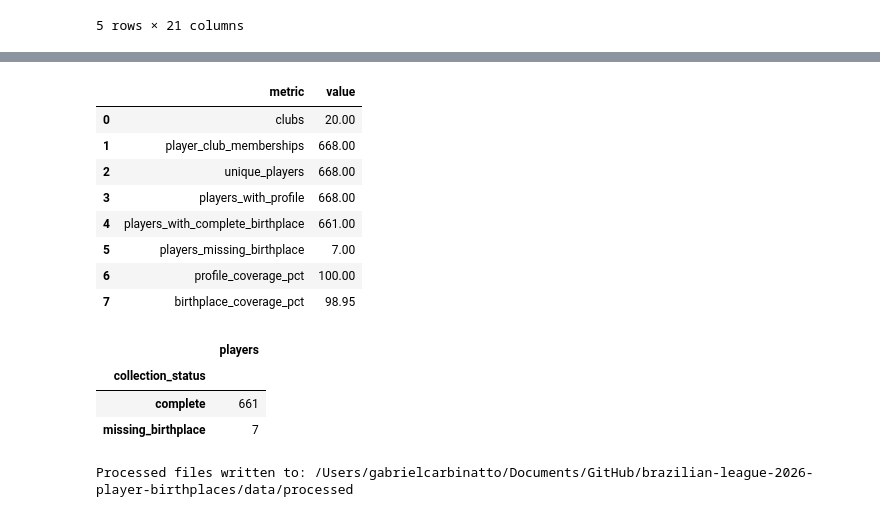
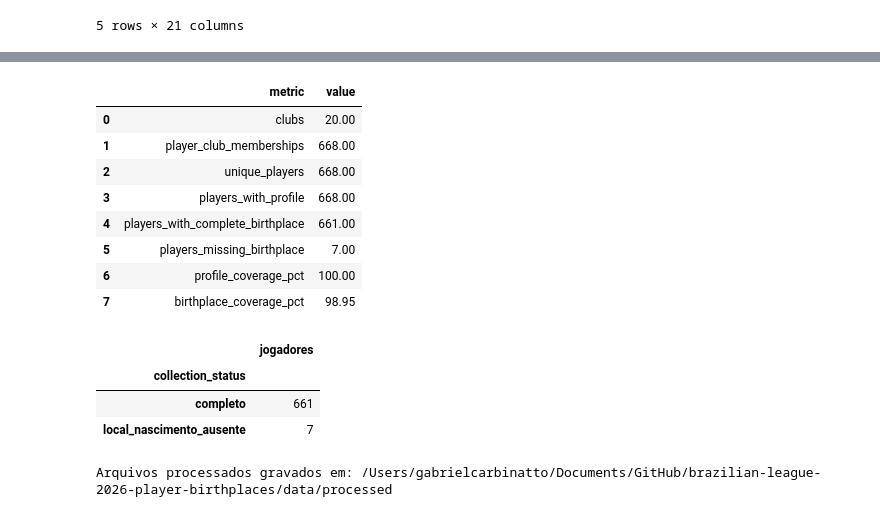
Before and after one commit to gcarbs1/brazilian-league-2026-player-birthplaces, a Jupyter notebook: notebooks/00-data_collection.ipynb, the cells around one changed output, grey strips where cells are left out. Cells and saved outputs as stored; diff of their text form; code cells hidden in the pictures.

```diff
--- a/notebooks/00-data_collection.ipynb
+++ b/notebooks/00-data_collection.ipynb
@@ -175,6 +199,6 @@ The squad endpoint is collected once per club. A player may have more than one c
 # %%
 membership_rows: list[dict[str, Any]] = []
-for club in tqdm(clubs.itertuples(index=False), total=len(clubs), desc="Club squads"):
+for club in tqdm(clubs.itertuples(index=False), total=len(clubs), desc="Elencos dos clubes"):
     squad = api_get(
         f"/club/{club.club_id}/squad",
         params={"season": SEASON_ID},
@@ -199,8 +223,8 @@ memberships = (
     .sort_values(["club_name", "shirt_number", "player_id"], na_position="last")
     .reset_index(drop=True)
 )
-assert memberships.club_id.nunique() == 20, "A participating club has no squad data"
-assert memberships.player_id.nunique() >= 400, "Unexpectedly small player universe"
-print(f"{len(memberships):,} player-club memberships | {memberships.player_id.nunique():,} unique players")
-display(memberships.groupby("club_name").size().rename("players").to_frame())
+assert memberships.club_id.nunique() == 20, "Um clube participante está sem dados de elenco"
+assert memberships.player_id.nunique() >= 400, "Universo de jogadores menor que o esperado"
+print(f"{len(memberships):,} vínculos jogador–clube | {memberships.player_id.nunique():,} jogadores únicos")
+display(memberships.groupby("club_name").size().rename("jogadores").to_frame())
 # %% [output]
@@ -231,6 +261,7 @@ Player records are downloaded in batches of at most 100 IDs. Birth countries are
 attributes = api_get("/attributes", cache_name="attributes")
 country_by_id = {int(item["id"]): item for item in attributes.get("countries", [])}
 
+# Os perfis são baixados em lotes de até 100 IDs.
 player_ids = sorted(memberships.player_id.unique(), key=int)
 profile_records: list[dict[str, Any]] = []
 for batch_number, start in enumerate(range(0, len(player_ids), PLAYER_BATCH_SIZE), start=1):
@@ -282,11 +313,11 @@ players = membership_summary.merge(profiles, on="player_id", how="left", validat
 players.insert(0, "season", int(SEASON_LABEL))
 players.insert(1, "transfermarkt_season_id", SEASON_ID)
 players.insert(2, "competition_id", COMPETITION_ID)
-players["collection_status"] = "complete"
-players.loc[players.player_name.isna(), "collection_status"] = "missing_profile"
-players.loc[players.player_name.notna() & (players.birth_city.isna() | players.birth_country.isna()), "collection_status"] = "missing_birthplace"
+players["collection_status"] = "completo"
+players.loc[players.player_name.isna(), "collection_status"] = "perfil_ausente"
+players.loc[players.player_name.notna() & (players.birth_city.isna() | players.birth_country.isna()), "collection_status"] = "local_nascimento_ausente"
 players["collected_at_utc"] = collected_at_utc
-players["source"] = "Transfermarkt JSON API"
+players["source"] = "API JSON do Transfermarkt"
 players = players.sort_values(["clubs", "player_name"], na_position="last").reset_index(drop=True)
 display(players.head())
 # %% [output]
@@ -304,42 +335,44 @@ Processed tables are exported to `data/processed`. The audit checks the expected
 # %%
+# Cobertura de perfis e de locais de nascimento.
 profile_coverage = players.player_name.notna().mean()
 birthplace_coverage = (players.birth_city.notna() & players.birth_country.notna()).mean()
 audit = pd.DataFrame([
     {"metric": "clubs", "value": int(clubs.club_id.nunique())},
     {"metric": "player_club_memberships", "value": int(len(memberships))},
     {"metric": "unique_players", "value": int(len(players))},
     {"metric": "players_with_profile", "value": int(players.player_name.notna().sum())},
     {"metric": "players_with_complete_birthplace", "value": int((players.birth_city.notna() & players.birth_country.notna()).sum())},
     {"metric": "players_missing_birthplace", "value": int((players.birth_city.isna() | players.birth_country.isna()).sum())},
     {"metric": "profile_coverage_pct", "value": round(profile_coverage * 100, 2)},
     {"metric": "birthplace_coverage_pct", "value": round(birthplace_coverage * 100, 2)},
 ])
 
-assert clubs.club_id.nunique() == 20, "The processed club list is incomplete"
-assert players.player_id.is_unique, "The main dataset must contain one row per player"
-assert profile_coverage >= 0.98, f"Profile coverage is too low: {profile_coverage:.1%}"
-assert memberships.player_id.isin(players.player_id).all(), "A squad member is missing from the player universe"
+# Verificações: se alguma falhar, a coleta não deve seguir para o tratamento.
+assert clubs.club_id.nunique() == 20, "A lista de clubes processada está incompleta"
+assert players.player_id.is_unique, "A tabela principal deve ter uma linha por jogador"
+assert profile_coverage >= 0.98, f"Cobertura de perfis baixa demais: {profile_coverage:.1%}"
+assert memberships.player_id.isin(players.player_id).all(), "Um integrante de elenco ficou fora do universo de jogadores"
 
 clubs.to_csv(PROCESSED / f"brasileirao_{SEASON_LABEL}_clubs.csv", index=False)
 memberships.to_csv(PROCESSED / f"brasileirao_{SEASON_LABEL}_squad_memberships.csv", index=False)
 players.to_csv(PROCESSED / f"brasileirao_{SEASON_LABEL}_player_birthplaces.csv", index=False)
 audit.to_csv(PROCESSED / f"brasileirao_{SEASON_LABEL}_collection_audit.csv", index=False)
 
 display(audit)
-display(players.collection_status.value_counts(dropna=False).rename("players").to_frame())
-print(f"Processed files written to: {PROCESSED}")
+display(players.collection_status.value_counts(dropna=False).rename("jogadores").to_frame())
+print(f"Arquivos processados gravados em: {PROCESSED}")
 # %% [output]
 |  | metric | value |
 | 0 | clubs | 20.00 |
 | 1 | player_club_memberships | 668.00 |
 | 2 | unique_players | 668.00 |
 | 3 | players_with_profile | 668.00 |
 | 4 | players_with_complete_birthplace | 661.00 |
 | 5 | players_missing_birthplace | 7.00 |
 | 6 | profile_coverage_pct | 100.00 |
 | 7 | birthplace_coverage_pct | 98.95 |
-|  | players |
+|  | jogadores |
 | collection_status |  |
-| complete | 661 |
-| missing_birthplace | 7 |
+| completo | 661 |
+| local_nascimento_ausente | 7 |
-Processed files written to: /Users/gabrielcarbinatto/Documents/GitHub/brazilian-league-2026-player-birthplaces/data/processed
+Arquivos processados gravados em: /Users/gabrielcarbinatto/Documents/GitHub/brazilian-league-2026-player-birthplaces/data/processed
```
Also changed, not shown: parts of 18 cells of this notebook, 8 other files.
